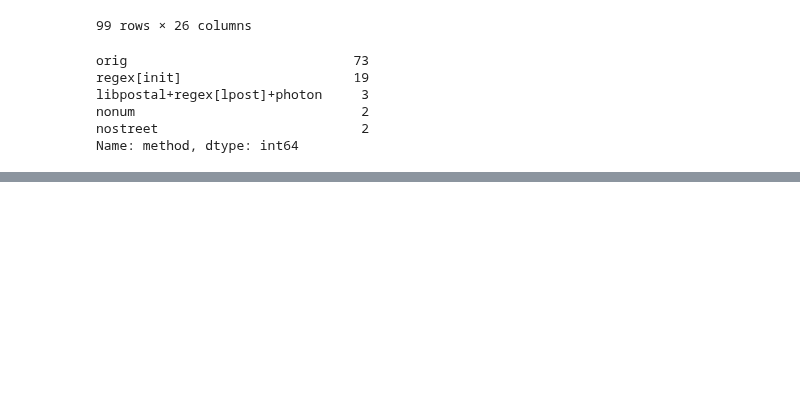
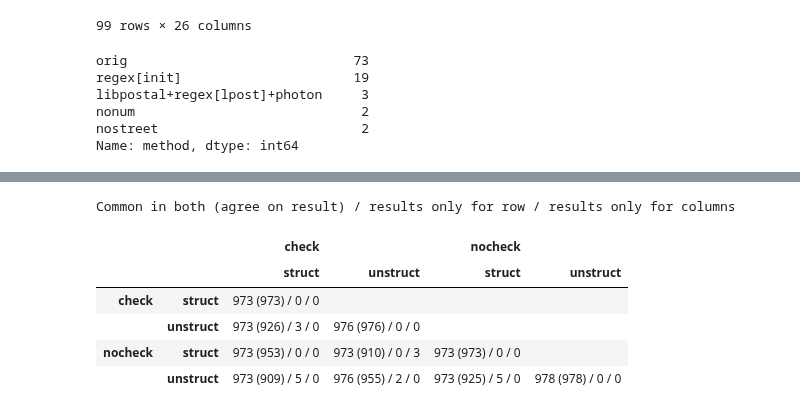
Before and after one commit to SmalsResearch/NominatimWrapper, a Jupyter notebook: AddressCleanserREST_test.ipynb, the cells around one changed output, grey strips where cells are left out. Saved outputs shown, nothing was run; the diff lists cells and outputs as text; code cells hidden in the pictures; blank space fills up the shorter version.

```diff
--- a/AddressCleanserREST_test.ipynb
+++ b/AddressCleanserREST_test.ipynb
@@ -277,0 +305,2 @@ df_res
+# %%
+results[("check", "struct")] = call_ws_batch_chunks(addresses, mode="short", check_result=True, structured_osm=True)
@@ -277,0 +331,22 @@ df_res
+# %%
+vc_values = pd.DataFrame(columns=results.keys(), index=results.keys())
+for k1 in results:
+    for k2 in results:
+        if k1>=k2:
+            r1=results[k1]
+            r2=results[k2]
+            mg = r1[["addr_key", "place_id"]].merge(r2[["addr_key", "place_id"]], on="addr_key", how="outer", indicator=True)
+            vc = mg._merge.value_counts()
+
+            #print(f"{str(k1):25} vs {str(k2):25} : {vc['both']}/{vc['left_only']}/{vc['right_only']}")
+            vc_values.loc[k1, k2]=f"{vc['both']} ({mg[mg.place_id_x == mg.place_id_y].shape[0]}) / {vc['left_only']} / {vc['right_only']}"
+print("Common in both (agree on result) / results only for row / results only for columns")
+vc_values.fillna("")
+# %% [output]
+Common in both (agree on result) / results only for row / results only for columns
+|  |  | check |  | nocheck |  |
+|  |  | struct | unstruct | struct | unstruct |
+| check | struct | 973 (973) / 0 / 0 |  |  |  |
+|  | unstruct | 973 (926) / 3 / 0 | 976 (976) / 0 / 0 |  |  |
+| nocheck | struct | 973 (953) / 0 / 0 | 973 (910) / 0 / 3 | 973 (973) / 0 / 0 |  |
+|  | unstruct | 973 (909) / 5 / 0 | 976 (955) / 2 / 0 | 973 (925) / 5 / 0 | 978 (978) / 0 / 0 |
```
Also changed, not shown: parts of 21 cells of this notebook, 10 other files.
